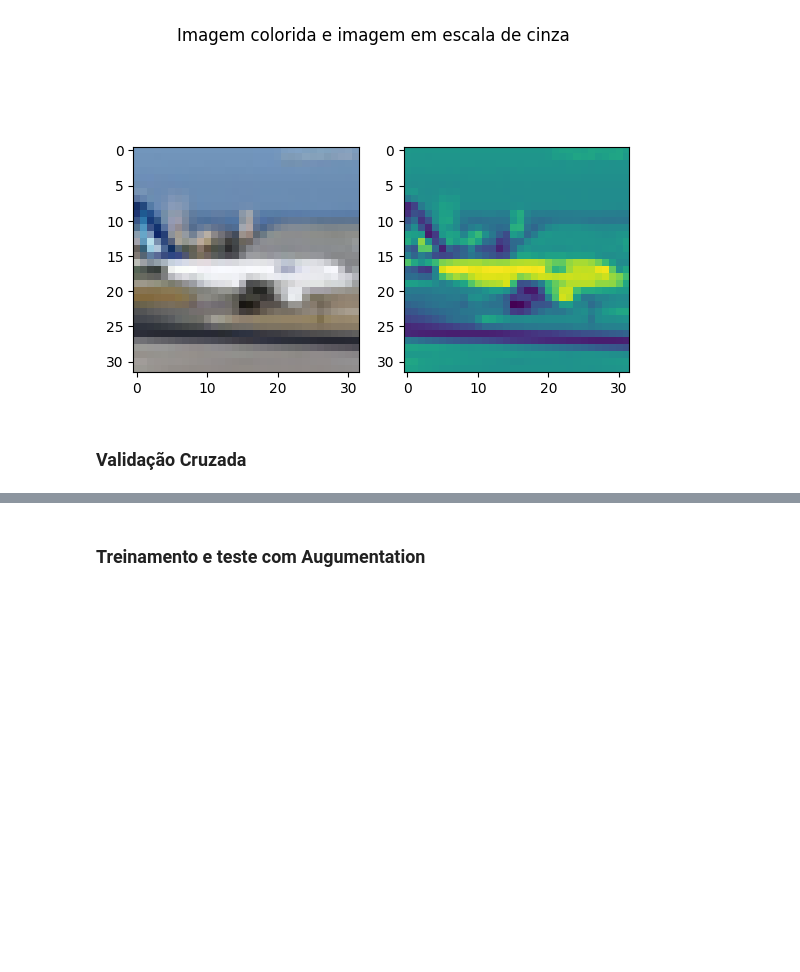
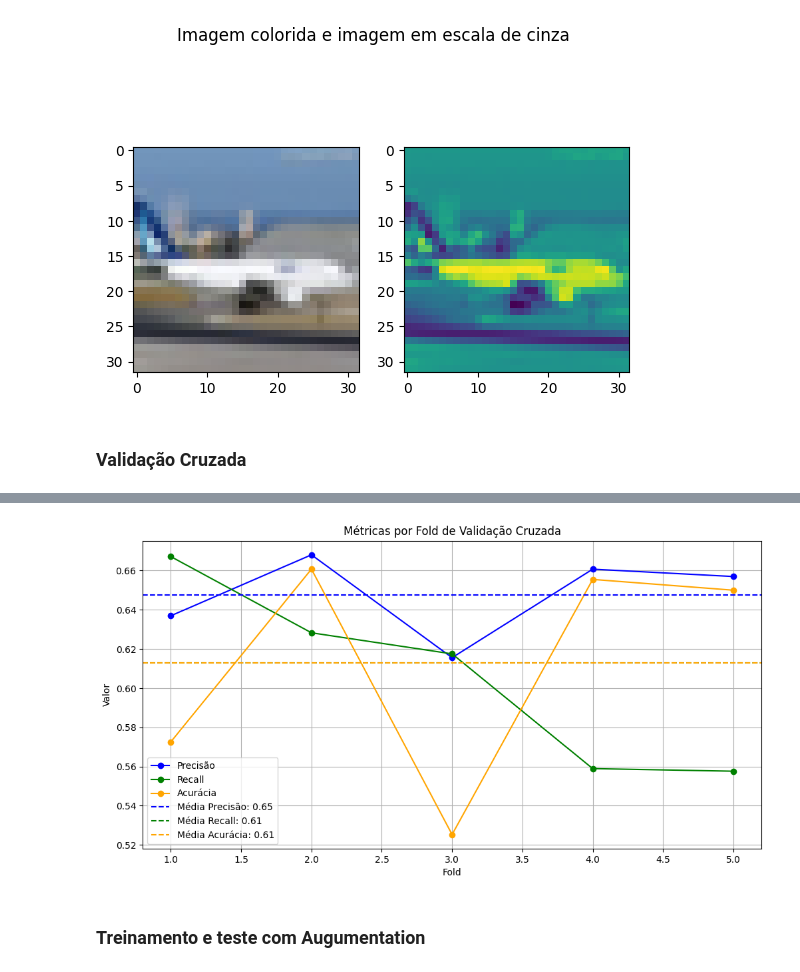
Before and after one commit to IanMarcony/CIFAR10-CNN, a Jupyter notebook: cifar_10_cnn.ipynb, the cells around one changed output, grey strips where cells are left out. Saved outputs shown, nothing was run; the diff lists cells and outputs as text; code cells hidden in the pictures; blank space fills up the shorter version.

Commit message:
Update explaining, cross validation and grid search

```diff
--- a/cifar_10_cnn.ipynb
+++ b/cifar_10_cnn.ipynb
@@ -278,16 +313,3 @@ Resultado: ACERTOU
 [figure]
 # %% [markdown]
 ### Validação Cruzada
-# %%
-#Validação cruzada
-kfold = StratifiedKFold(n_splits = 10, shuffle = True, random_state = seed)
-
-resultados = []
-
-classificador = criarRede()
-for index_treinamento, index_teste in kfold.split(previsores_treinamento,
-                                                       np.zeros(shape = (classe_treinamento.shape[0], 1))):
-  classificador.fit(previsores_treinamento[index_treinamento], classe_treinamento[index_treinamento],
-                    batch_size= 128, epochs = 15)
-  precisao = classificador.evaluate(previsores_treinamento[index_teste], classe_treinamento[index_teste])
-  resultados.append(precisao[1])
@@ -336,3 +375,24 @@ Resultado: ACERTOU
+# %%
+plt.figure(figsize=(12, 6))
+folds = range(1, len(precisoes) + 1)
+
+plt.plot(folds, precisoes, marker='o', linestyle='-', color='blue', label='Precisão')
+plt.plot(folds, revocacoes, marker='o', linestyle='-', color='green', label='Recall')
+plt.plot(folds, acuracias, marker='o', linestyle='-', color='orange', label='Acurácia')
+
+plt.axhline(y=np.mean(precisoes), color='blue', linestyle='--', label=f'Média Precisão: {np.mean(precisoes):.2f}')
+plt.axhline(y=np.mean(recalls), color='green', linestyle='--', label=f'Média Recall: {np.mean(recalls):.2f}')
+plt.axhline(y=np.mean(acuracias), color='orange', linestyle='--', label=f'Média Acurácia: {np.mean(acuracias):.2f}')
+
+plt.xlabel('Fold')
+plt.ylabel('Valor')
+plt.title('Métricas por Fold de Validação Cruzada')
+plt.legend()
+plt.grid(True)
+
+plt.show()
+# %% [output]
+[figure, added]
 # %% [markdown]
 ### Treinamento e teste com Augumentation
 # %%
```
Also changed, not shown: parts of 30 cells of this notebook.
